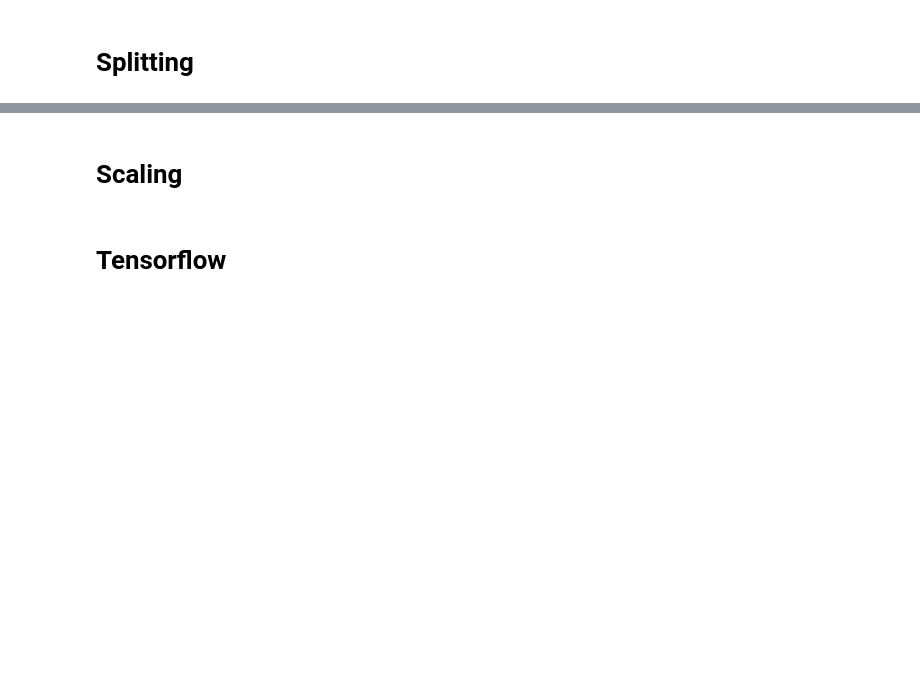
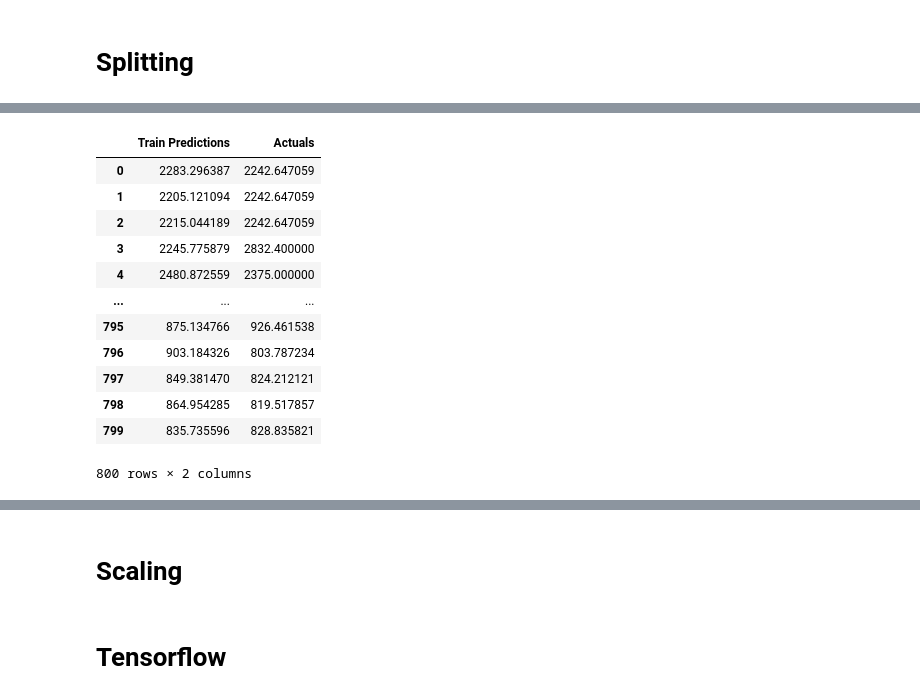
Before and after one commit to ajayt0m/Forecasting_Crop_Prices_Maharashtra, a Jupyter notebook: LSTM2.ipynb, the cells around one changed output, grey strips where cells are left out. Saved outputs shown, nothing was run; the diff lists cells and outputs as text; code cells hidden in the pictures; blank space fills up the shorter version.

```diff
--- a/LSTM2.ipynb
+++ b/LSTM2.ipynb
@@ -86,0 +119,14 @@ train, test = train_test_split(onion_grouped, test_size= 0.20, shuffle=False)
+# %%
+from tensorflow.keras.models import Sequential
+from tensorflow.keras.layers import *
+from tensorflow.keras.callbacks import ModelCheckpoint
+from tensorflow.keras.losses import MeanSquaredError
+from tensorflow.keras.metrics import RootMeanSquaredError
+from tensorflow.keras.optimizers import Adam
+
+model1 = Sequential()
+model1.add(InputLayer((5, 1)))
+model1.add(LSTM(136, activation='relu'))
+model1.add(Dense(1))
+
+model1.summary()
@@ -86,0 +174,5 @@ train, test = train_test_split(onion_grouped, test_size= 0.20, shuffle=False)
+# %%
+train_predictions = model1.predict(X_train1).flatten()
+train_results = pd.DataFrame(data={'Train Predictions':train_predictions, 'Actuals':y_train1})
+train_results
+# %% [output]
@@ -86,0 +180,13 @@ train, test = train_test_split(onion_grouped, test_size= 0.20, shuffle=False)
+|  | Train Predictions | Actuals |
+| 0 | 2283.296387 | 2242.647059 |
+| 1 | 2205.121094 | 2242.647059 |
+| 2 | 2215.044189 | 2242.647059 |
+| 3 | 2245.775879 | 2832.400000 |
+| 4 | 2480.872559 | 2375.000000 |
+| ... | ... | ... |
+| 795 | 875.134766 | 926.461538 |
+| 796 | 903.184326 | 803.787234 |
+| 797 | 849.381470 | 824.212121 |
+| 798 | 864.954285 | 819.517857 |
+| 799 | 835.735596 | 828.835821 |
+800 rows × 2 columns
```
Also changed, not shown: parts of 13 cells of this notebook, 4 other files.
